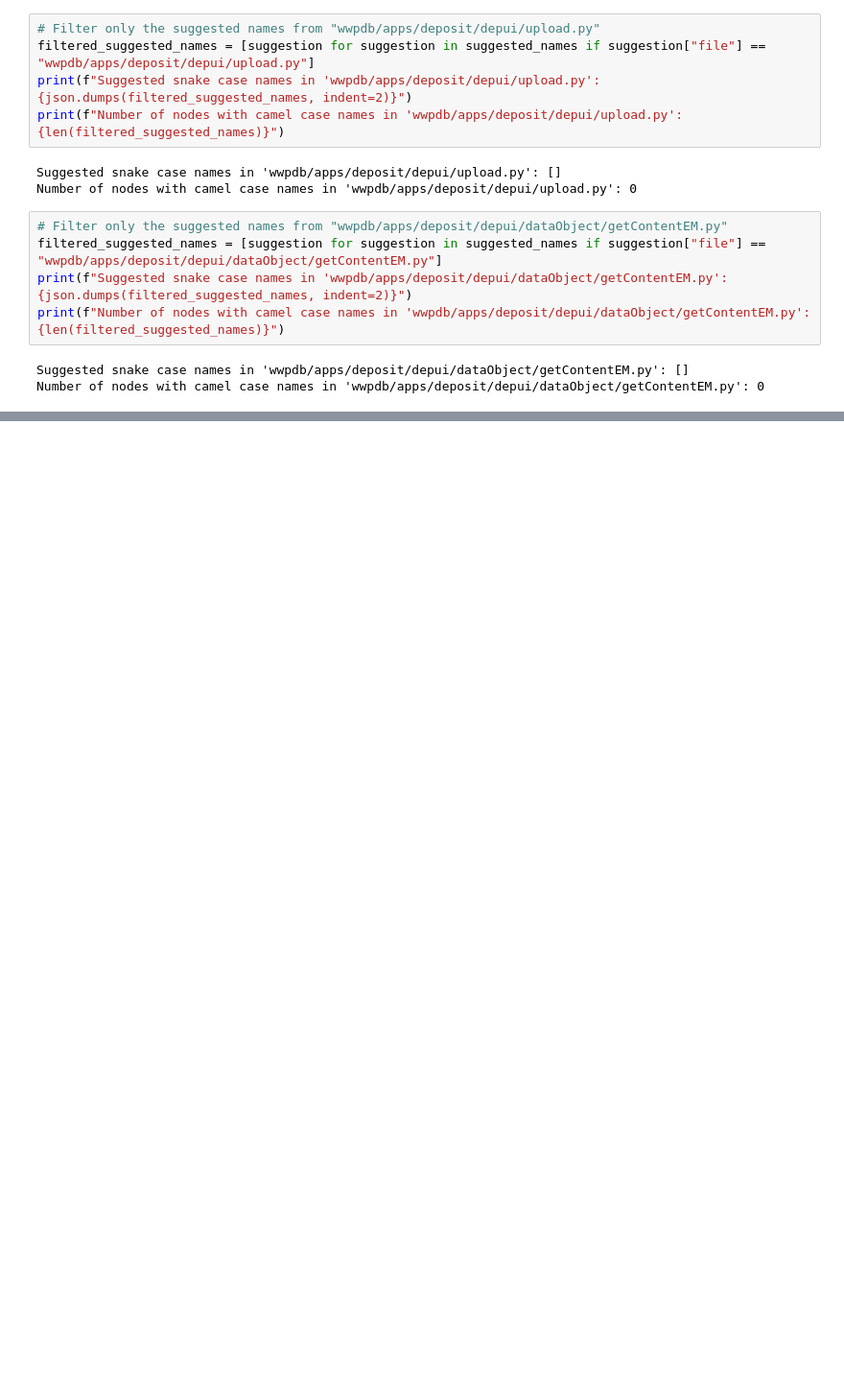
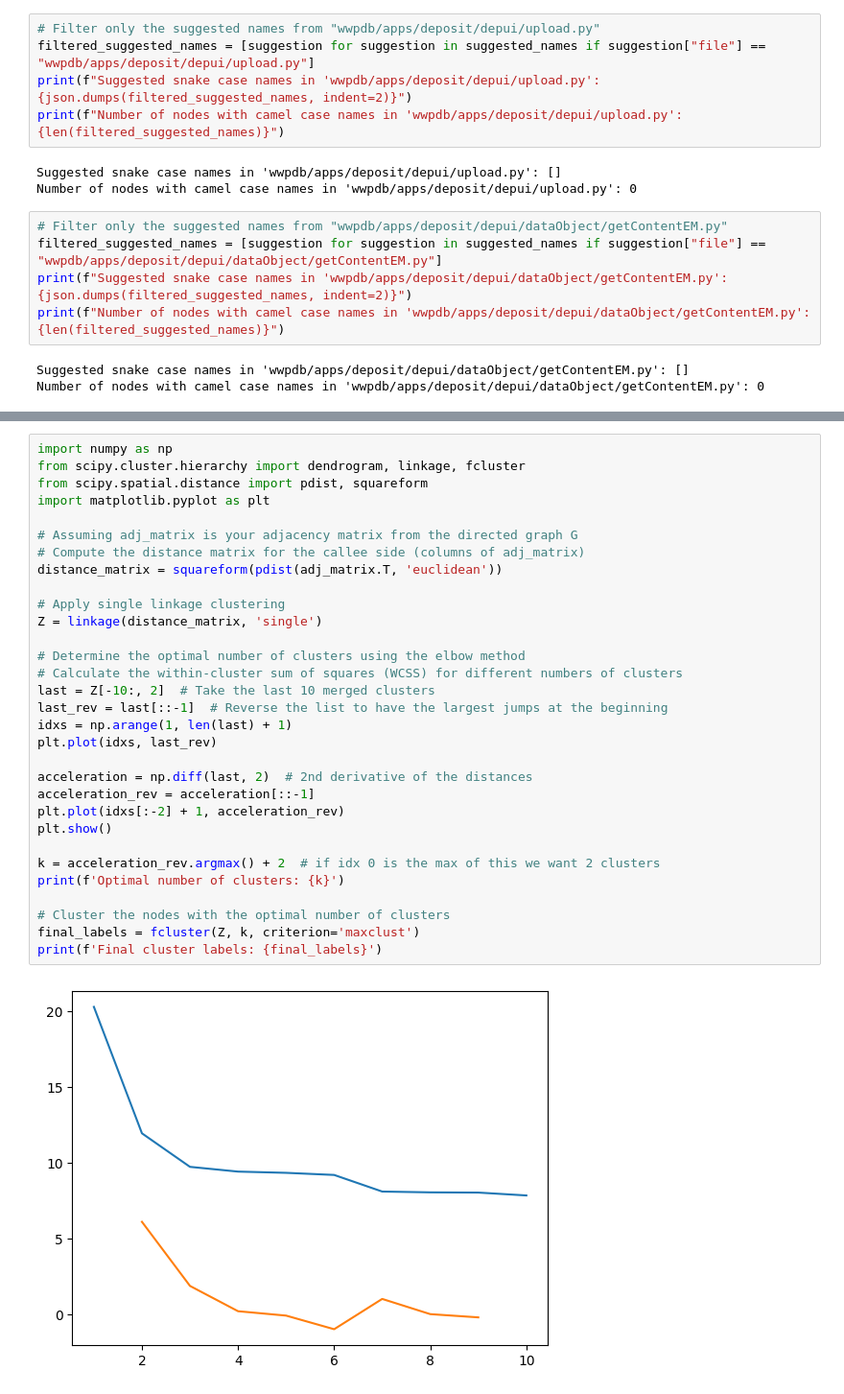
Before and after one commit to lucas-ebi/traceparser, a Jupyter notebook: vizanalyser.ipynb, the cells around one changed output, grey strips where cells are left out. Shown at 96% size. Cells and saved outputs as stored; diff of their text form; blank space fills up the shorter version.

```diff
--- a/vizanalyser.ipynb
+++ b/vizanalyser.ipynb
@@ -599,0 +670,33 @@ print(analysis_results)
+# %%
+import numpy as np
+from scipy.cluster.hierarchy import dendrogram, linkage, fcluster
+from scipy.spatial.distance import pdist, squareform
+import matplotlib.pyplot as plt
+
+# Assuming adj_matrix is your adjacency matrix from the directed graph G
+# Compute the distance matrix for the callee side (columns of adj_matrix)
+distance_matrix = squareform(pdist(adj_matrix.T, 'euclidean'))
+
+# Apply single linkage clustering
+Z = linkage(distance_matrix, 'single')
+
+# Determine the optimal number of clusters using the elbow method
+# Calculate the within-cluster sum of squares (WCSS) for different numbers of clusters
+last = Z[-10:, 2]  # Take the last 10 merged clusters
+last_rev = last[::-1]  # Reverse the list to have the largest jumps at the beginning
+idxs = np.arange(1, len(last) + 1)
+plt.plot(idxs, last_rev)
+
+acceleration = np.diff(last, 2)  # 2nd derivative of the distances
+acceleration_rev = acceleration[::-1]
+plt.plot(idxs[:-2] + 1, acceleration_rev)
+plt.show()
+
+k = acceleration_rev.argmax() + 2  # if idx 0 is the max of this we want 2 clusters
+print(f'Optimal number of clusters: {k}')
+
+# Cluster the nodes with the optimal number of clusters
+final_labels = fcluster(Z, k, criterion='maxclust')
+print(f'Final cluster labels: {final_labels}')
+# %% [output]
+[figure, added]
```
Also changed, not shown: parts of 27 cells of this notebook.
